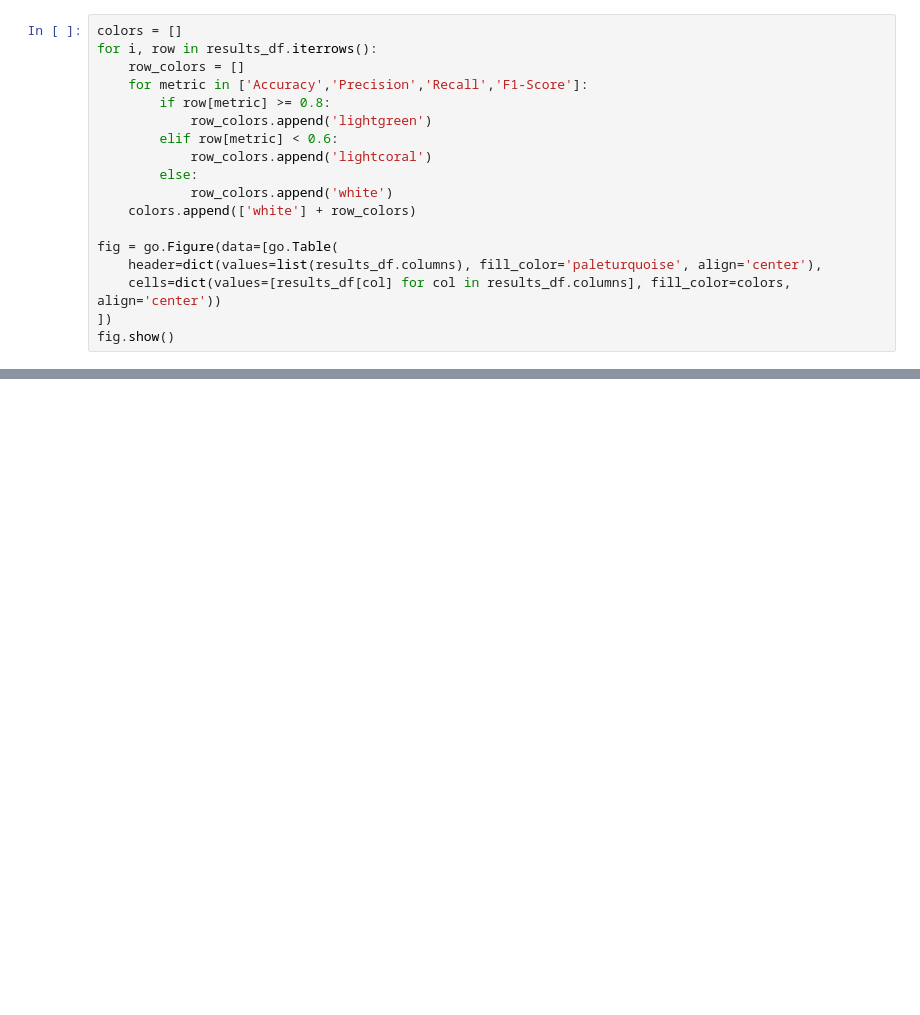
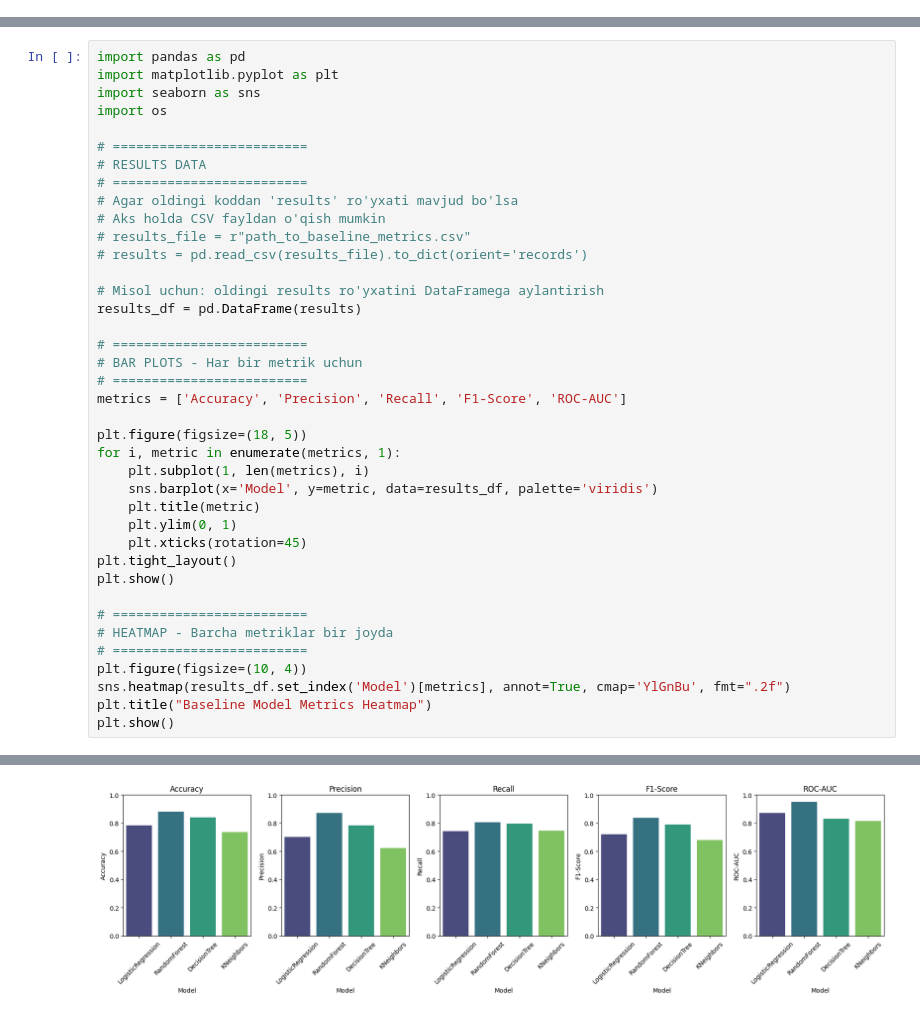
Before and after one commit to rasulbekdeveloper907/Hotel-Booking-Cancellation-Prediction, a Jupyter notebook: Notebooks/baseline_algoritms.ipynb, the cells around one changed output, grey strips where cells are left out. Saved outputs shown, nothing was run; the diff lists cells and outputs as text; blank space fills up the shorter version.

```diff
--- a/Notebooks/baseline_algoritms.ipynb
+++ b/Notebooks/baseline_algoritms.ipynb
@@ -79,18 +0,0 @@ best_model_name, save_path
-# %%
-colors = []
-for i, row in results_df.iterrows():
-    row_colors = []
-    for metric in ['Accuracy','Precision','Recall','F1-Score']:
-        if row[metric] >= 0.8:
-            row_colors.append('lightgreen')
-        elif row[metric] < 0.6:
-            row_colors.append('lightcoral')
-        else:
-            row_colors.append('white')
-    colors.append(['white'] + row_colors)
-
-fig = go.Figure(data=[go.Table(
-    header=dict(values=list(results_df.columns), fill_color='paleturquoise', align='center'),
-    cells=dict(values=[results_df[col] for col in results_df.columns], fill_color=colors, align='center'))
-])
-fig.show()
@@ -96,0 +268,40 @@ fig.show()
+# %%
+import pandas as pd
+import matplotlib.pyplot as plt
+import seaborn as sns
+import os
+
+# =========================
+# RESULTS DATA
+# =========================
+# Agar oldingi koddan 'results' ro'yxati mavjud bo'lsa
+# Aks holda CSV fayldan o'qish mumkin
+# results_file = r"path_to_baseline_metrics.csv"
+# results = pd.read_csv(results_file).to_dict(orient='records')
+
+# Misol uchun: oldingi results ro'yxatini DataFramega aylantirish
+results_df = pd.DataFrame(results)
+
+# =========================
+# BAR PLOTS - Har bir metrik uchun
+# =========================
+metrics = ['Accuracy', 'Precision', 'Recall', 'F1-Score', 'ROC-AUC']
+
+plt.figure(figsize=(18, 5))
+for i, metric in enumerate(metrics, 1):
+    plt.subplot(1, len(metrics), i)
+    sns.barplot(x='Model', y=metric, data=results_df, palette='viridis')
+    plt.title(metric)
+    plt.ylim(0, 1)
+    plt.xticks(rotation=45)
+plt.tight_layout()
+plt.show()
+
+# =========================
+# HEATMAP - Barcha metriklar bir joyda
+# =========================
+plt.figure(figsize=(10, 4))
+sns.heatmap(results_df.set_index('Model')[metrics], annot=True, cmap='YlGnBu', fmt=".2f")
+plt.title("Baseline Model Metrics Heatmap")
+plt.show()
+# %% [output]
@@ -96,0 +327 @@ fig.show()
+[figure, added]
```
Also changed, not shown: parts of 12 cells of this notebook, 7 other files.
